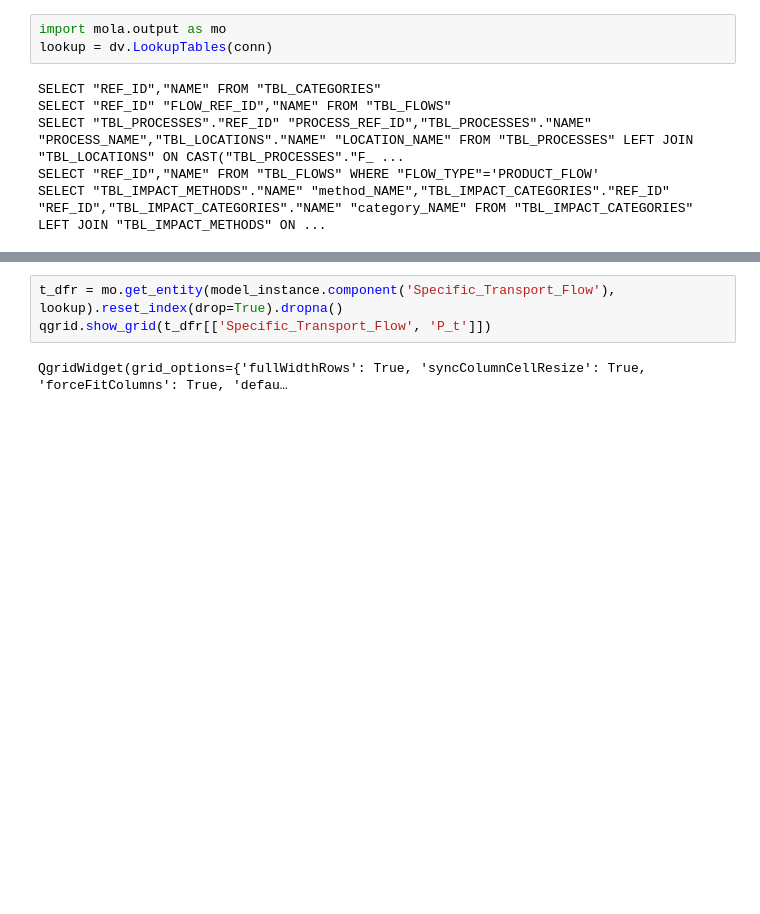
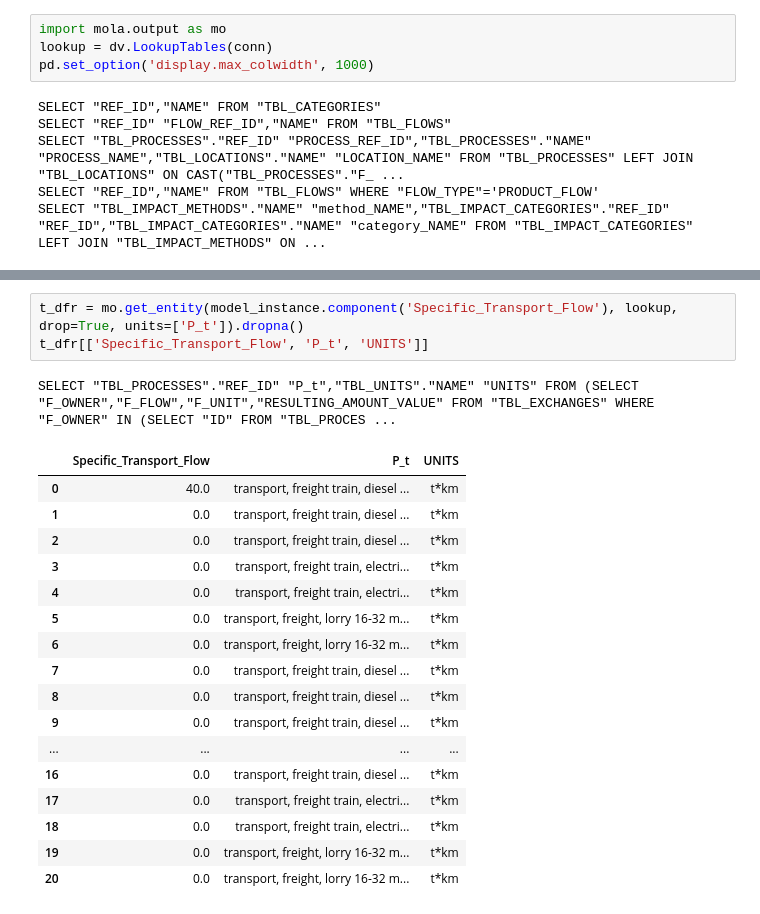
Before and after one commit to MGuo-Lab/LCA, a Jupyter notebook: notebooks/Toy_Problem_C1_Orange_Juice.ipynb, the cells around one changed output, grey strips where cells are left out. Drawn from its saved outputs; the diff is of its cells as text; blank space fills up the shorter version.

Commit message:
Added parameter for unit conversion

```diff
--- a/notebooks/Toy_Problem_C1_Orange_Juice.ipynb
+++ b/notebooks/Toy_Problem_C1_Orange_Juice.ipynb
@@ -337,6 +337,7 @@ We use the `mola.output` module to prettify the output.
 # %%
 import mola.output as mo
 lookup = dv.LookupTables(conn)
+pd.set_option('display.max_colwidth', 1000)
 # %% [output]
 SELECT "REF_ID","NAME" FROM "TBL_CATEGORIES"
 SELECT "REF_ID" "FLOW_REF_ID","NAME" FROM "TBL_FLOWS"
@@ -356,5 +369,22 @@ QgridWidget(grid_options={'fullWidthRows': True, 'syncColumnCellResize': True, '
 # %%
-t_dfr = mo.get_entity(model_instance.component('Specific_Transport_Flow'), lookup).reset_index(drop=True).dropna()
-qgrid.show_grid(t_dfr[['Specific_Transport_Flow', 'P_t']])
+t_dfr = mo.get_entity(model_instance.component('Specific_Transport_Flow'), lookup, drop=True, units=['P_t']).dropna()
+t_dfr[['Specific_Transport_Flow', 'P_t', 'UNITS']]
 # %% [output]
-QgridWidget(grid_options={'fullWidthRows': True, 'syncColumnCellResize': True, 'forceFitColumns': True, 'defau…
+SELECT "TBL_PROCESSES"."REF_ID" "P_t","TBL_UNITS"."NAME" "UNITS" FROM (SELECT "F_OWNER","F_FLOW","F_UNIT","RESULTING_AMOUNT_VALUE" FROM "TBL_EXCHANGES" WHERE "F_OWNER" IN (SELECT "ID" FROM "TBL_PROCES ...
+|  | Specific_Transport_Flow | P_t | UNITS |
+| 0 | 40.0 | transport, freight train, diesel ... | t*km |
+| 1 | 0.0 | transport, freight train, diesel ... | t*km |
+| 2 | 0.0 | transport, freight train, diesel ... | t*km |
+| 3 | 0.0 | transport, freight train, electri... | t*km |
+| 4 | 0.0 | transport, freight train, electri... | t*km |
+| 5 | 0.0 | transport, freight, lorry 16-32 m... | t*km |
+| 6 | 0.0 | transport, freight, lorry 16-32 m... | t*km |
+| 7 | 0.0 | transport, freight train, diesel ... | t*km |
+| 8 | 0.0 | transport, freight train, diesel ... | t*km |
+| 9 | 0.0 | transport, freight train, diesel ... | t*km |
+| ... | ... | ... | ... |
+| 16 | 0.0 | transport, freight train, diesel ... | t*km |
+| 17 | 0.0 | transport, freight train, electri... | t*km |
+| 18 | 0.0 | transport, freight train, electri... | t*km |
+| 19 | 0.0 | transport, freight, lorry 16-32 m... | t*km |
+| 20 | 0.0 | transport, freight, lorry 16-32 m... | t*km |
```
Also changed, not shown: parts of 6 cells of this notebook, 22 other files.
